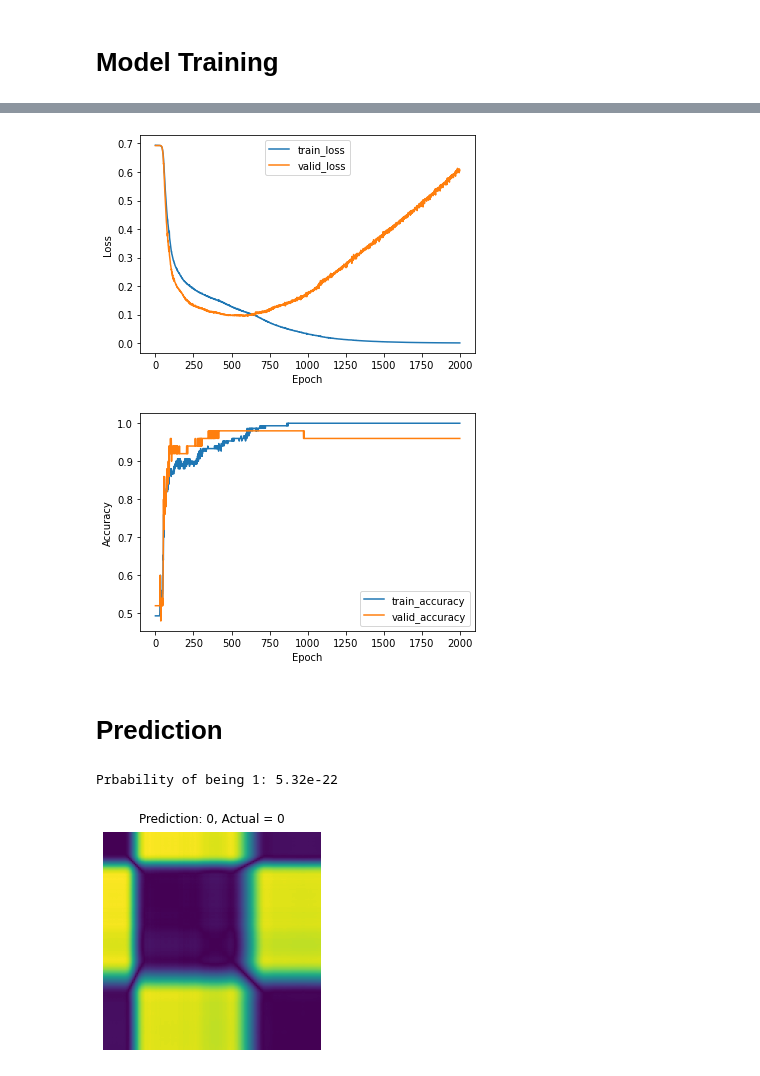
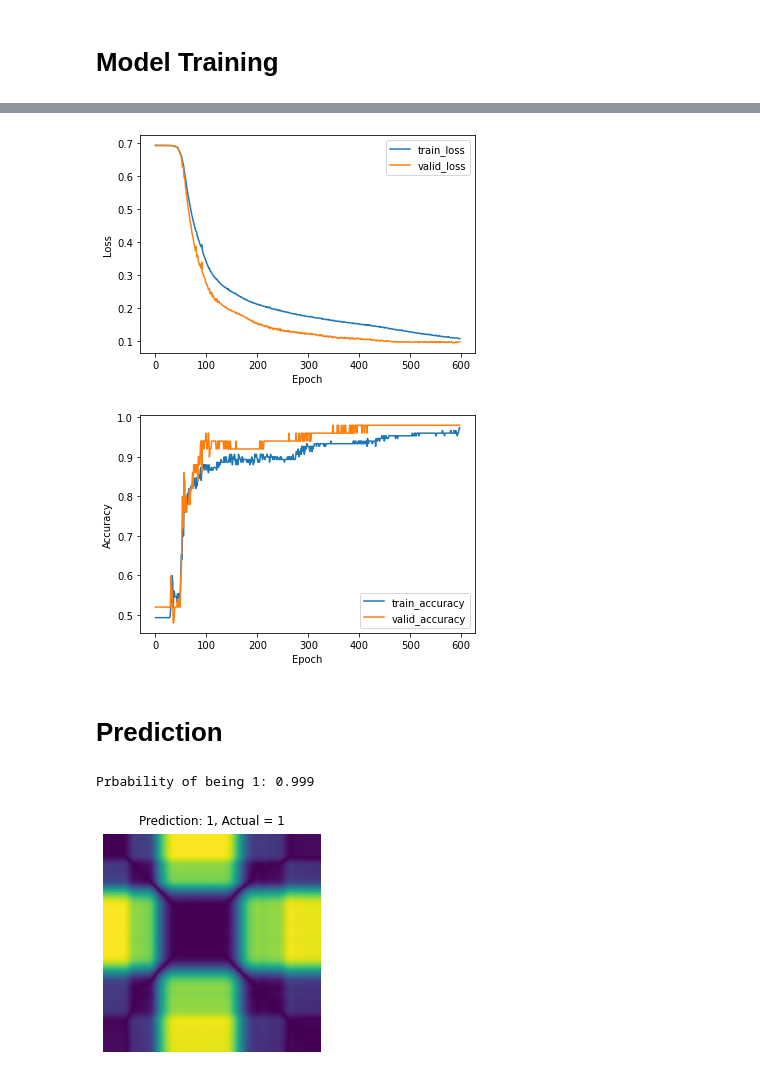
Before and after one commit to johnwslee/Data_Science_Libraries, a Jupyter notebook: recurrence_plot/recurrence_plot_test_2d_cnn.ipynb, the cells around one changed output, grey strips where cells are left out. Saved outputs shown, nothing was run; the diff lists cells and outputs as text; code cells hidden in the pictures.

Commit message:
Adds early stopping

```diff
--- a/recurrence_plot/recurrence_plot_test_2d_cnn.ipynb
+++ b/recurrence_plot/recurrence_plot_test_2d_cnn.ipynb
@@ -196,7 +196,7 @@ plt.title(f"{i}th image: label = {int(label[i])}");
 # %% [markdown]
 # Model Training
 # %%
-def trainer(model, criterion, optimizer, trainloader, validloader, epochs=5, verbose=True):
+def trainer(model, criterion, optimizer, trainloader, validloader, epochs=5, patience=5, verbose=True):
     """Simple training wrapper for PyTorch network."""
 
     train_loss, valid_loss, train_accuracy, valid_accuracy = [], [], [], []
@@ -246,6 +246,15 @@ def trainer(model, criterion, optimizer, trainloader, validloader, epochs=5, ver
                       f"Train Accuracy: {train_accuracy[-1]:.2f}."
                       f"Valid Accuracy: {valid_accuracy[-1]:.2f}.")
 
+        # Early stopping
+        if epoch > 0 and valid_loss[-1] > valid_loss[-2]:
+            consec_increases += 1
+        else:
+            consec_increases = 0
+        if epoch > 100 and consec_increases == patience:  # Newly added condition for epoch > 100
+            print(f"Stopped early at epoch {epoch + 1} - val loss increased for {consec_increases} consecutive epochs!")
+            break
+
     print("\nTraining ended.")
 
     loss_fig = pd.DataFrame({"train_loss": train_loss, "valid_loss": valid_loss}).plot.line()
@@ -283,7 +292,7 @@ ConvolutionalNeuralNetwork(
 criterion = nn.BCEWithLogitsLoss()
 optimizer = torch.optim.Adam(model.parameters())
 # %%
-trainer(model, criterion, optimizer, trainloader, validloader, epochs=2000, verbose=True)
+trainer(model, criterion, optimizer, trainloader, validloader, epochs=2000, patience=5, verbose=True)
 # %% [output]
 Epoch 100: Train Loss: 0.343. Valid Loss: 0.275. Train Accuracy: 0.87.Valid Accuracy: 0.96.
 Epoch 200: Train Loss: 0.213. Valid Loss: 0.153. Train Accuracy: 0.90.Valid Accuracy: 0.92.
@@ -303,7 +303,7 @@ Epoch 2000: Train Loss: 0.001. Valid Loss: 0.605. Train Accuracy: 1.00.Valid Acc
 
 Training ended.
-[figure, old version]
+[figure, new version]
-[figure, old version]
+[figure, new version]
 # %%
 #torch.save(model.state_dict(), "model_2d_trained.pt")
 #model = ConvolutionalNeuralNetwork()
@@ -322,5 +322,5 @@ with torch.no_grad():
     plt.axis("off")
     plt.title(f"Prediction: {['0', '1'][y_class]}, Actual = {int(lab[0])}", pad=10);
 # %% [output]
-Prbability of being 1: 5.32e-22
+Prbability of being 1: 0.999
-[figure, old version]
+[figure, new version]
```
Also changed, not shown: parts of 2 cells of this notebook, 1 other file.
